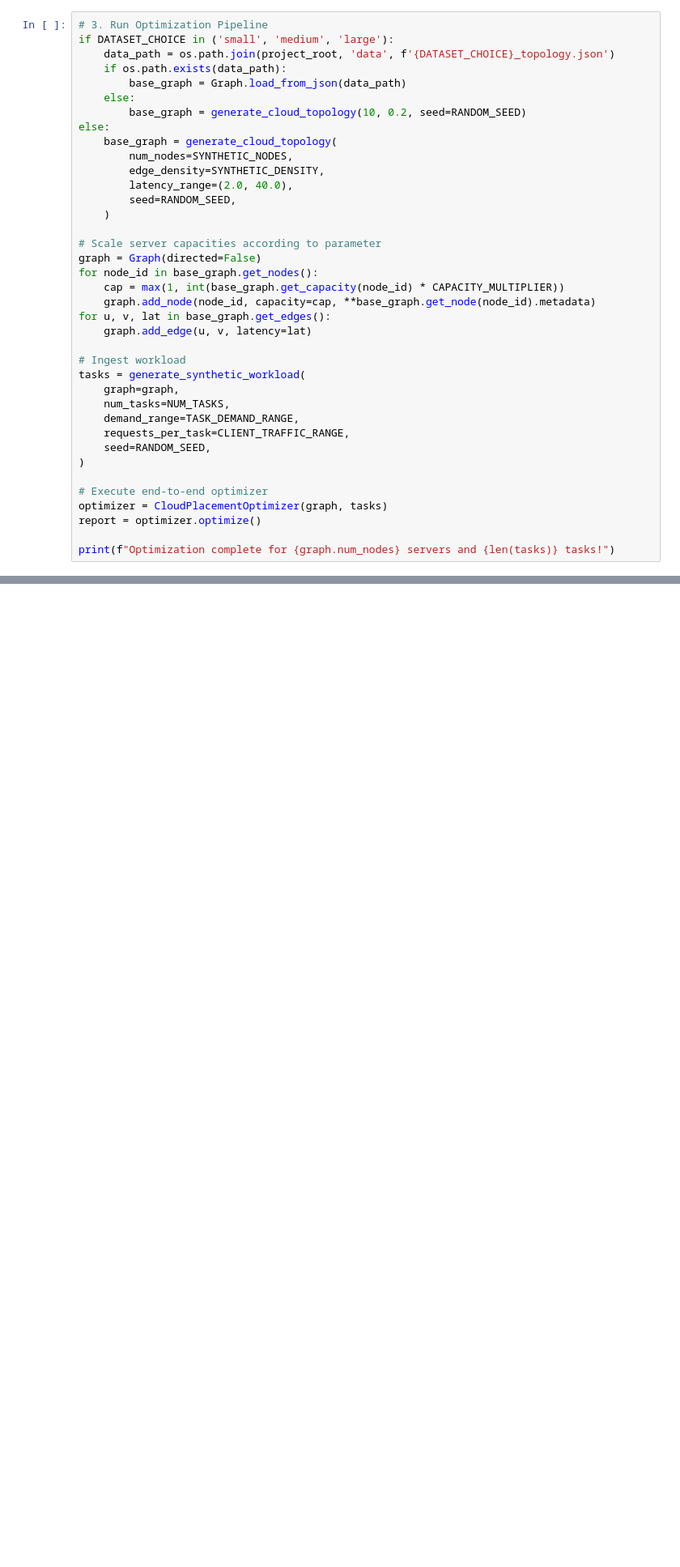
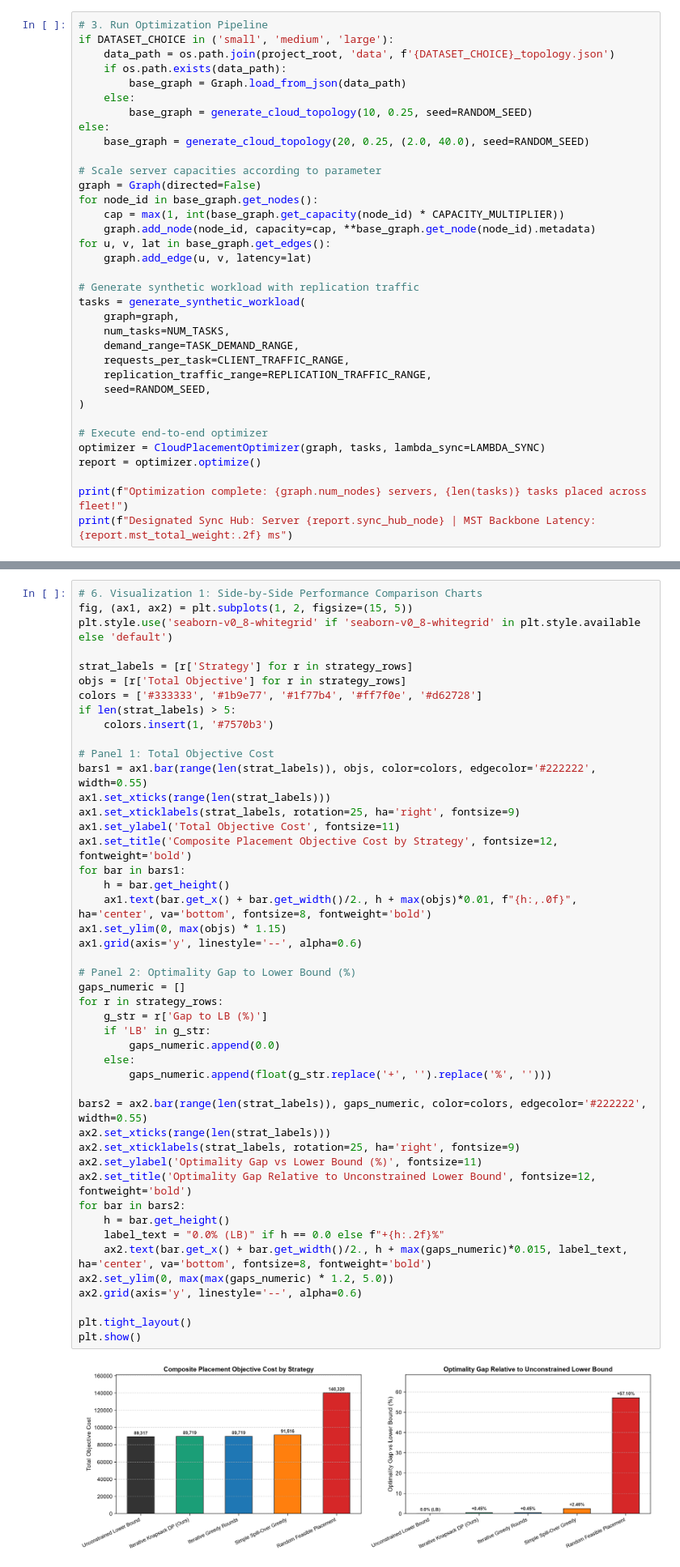
Before and after one commit to MohakGupta-24/cloud-task-placement, a Jupyter notebook: notebooks/placement_dashboard.ipynb, the cells around one changed output, grey strips where cells are left out. Shown at 81% size. Drawn from its saved outputs; the diff is of its cells as text; blank space fills up the shorter version.

```diff
--- a/notebooks/placement_dashboard.ipynb
+++ b/notebooks/placement_dashboard.ipynb
@@ -59,14 +67,9 @@ if DATASET_CHOICE in ('small', 'medium', 'large'):
     if os.path.exists(data_path):
         base_graph = Graph.load_from_json(data_path)
     else:
-        base_graph = generate_cloud_topology(10, 0.2, seed=RANDOM_SEED)
+        base_graph = generate_cloud_topology(10, 0.25, seed=RANDOM_SEED)
 else:
-    base_graph = generate_cloud_topology(
-        num_nodes=SYNTHETIC_NODES,
-        edge_density=SYNTHETIC_DENSITY,
-        latency_range=(2.0, 40.0),
-        seed=RANDOM_SEED,
-    )
+    base_graph = generate_cloud_topology(20, 0.25, (2.0, 40.0), seed=RANDOM_SEED)
 
 # Scale server capacities according to parameter
 graph = Graph(directed=False)
@@ -76,17 +79,19 @@ for node_id in base_graph.get_nodes():
 for u, v, lat in base_graph.get_edges():
     graph.add_edge(u, v, latency=lat)
 
-# Ingest workload
+# Generate synthetic workload with replication traffic
 tasks = generate_synthetic_workload(
     graph=graph,
     num_tasks=NUM_TASKS,
     demand_range=TASK_DEMAND_RANGE,
     requests_per_task=CLIENT_TRAFFIC_RANGE,
+    replication_traffic_range=REPLICATION_TRAFFIC_RANGE,
     seed=RANDOM_SEED,
 )
 
 # Execute end-to-end optimizer
-optimizer = CloudPlacementOptimizer(graph, tasks)
+optimizer = CloudPlacementOptimizer(graph, tasks, lambda_sync=LAMBDA_SYNC)
 report = optimizer.optimize()
 
-print(f"Optimization complete for {graph.num_nodes} servers and {len(tasks)} tasks!")
+print(f"Optimization complete: {graph.num_nodes} servers, {len(tasks)} tasks placed across fleet!")
+print(f"Designated Sync Hub: Server {report.sync_hub_node} | MST Backbone Latency: {report.mst_total_weight:.2f} ms")
@@ -105,0 +179,48 @@ print("=" * 78)
+# %%
+# 6. Visualization 1: Side-by-Side Performance Comparison Charts
+fig, (ax1, ax2) = plt.subplots(1, 2, figsize=(15, 5))
+plt.style.use('seaborn-v0_8-whitegrid' if 'seaborn-v0_8-whitegrid' in plt.style.available else 'default')
+
+strat_labels = [r['Strategy'] for r in strategy_rows]
+objs = [r['Total Objective'] for r in strategy_rows]
+colors = ['#333333', '#1b9e77', '#1f77b4', '#ff7f0e', '#d62728']
+if len(strat_labels) > 5:
+    colors.insert(1, '#7570b3')
+
+# Panel 1: Total Objective Cost
+bars1 = ax1.bar(range(len(strat_labels)), objs, color=colors, edgecolor='#222222', width=0.55)
+ax1.set_xticks(range(len(strat_labels)))
+ax1.set_xticklabels(strat_labels, rotation=25, ha='right', fontsize=9)
+ax1.set_ylabel('Total Objective Cost', fontsize=11)
+ax1.set_title('Composite Placement Objective Cost by Strategy', fontsize=12, fontweight='bold')
+for bar in bars1:
+    h = bar.get_height()
+    ax1.text(bar.get_x() + bar.get_width()/2., h + max(objs)*0.01, f"{h:,.0f}", ha='center', va='bottom', fontsize=8, fontweight='bold')
+ax1.set_ylim(0, max(objs) * 1.15)
+ax1.grid(axis='y', linestyle='--', alpha=0.6)
+
+# Panel 2: Optimality Gap to Lower Bound (%)
+gaps_numeric = []
+for r in strategy_rows:
+    g_str = r['Gap to LB (%)']
+    if 'LB' in g_str:
+        gaps_numeric.append(0.0)
+    else:
+        gaps_numeric.append(float(g_str.replace('+', '').replace('%', '')))
+
+bars2 = ax2.bar(range(len(strat_labels)), gaps_numeric, color=colors, edgecolor='#222222', width=0.55)
+ax2.set_xticks(range(len(strat_labels)))
+ax2.set_xticklabels(strat_labels, rotation=25, ha='right', fontsize=9)
+ax2.set_ylabel('Optimality Gap vs Lower Bound (%)', fontsize=11)
+ax2.set_title('Optimality Gap Relative to Unconstrained Lower Bound', fontsize=12, fontweight='bold')
+for bar in bars2:
+    h = bar.get_height()
+    label_text = "0.0% (LB)" if h == 0.0 else f"+{h:.2f}%"
+    ax2.text(bar.get_x() + bar.get_width()/2., h + max(gaps_numeric)*0.015, label_text, ha='center', va='bottom', fontsize=8, fontweight='bold')
+ax2.set_ylim(0, max(max(gaps_numeric) * 1.2, 5.0))
+ax2.grid(axis='y', linestyle='--', alpha=0.6)
+
+plt.tight_layout()
+plt.show()
+# %% [output]
+[figure, added]
```
Also changed, not shown: parts of 13 cells of this notebook, 16 other files.
